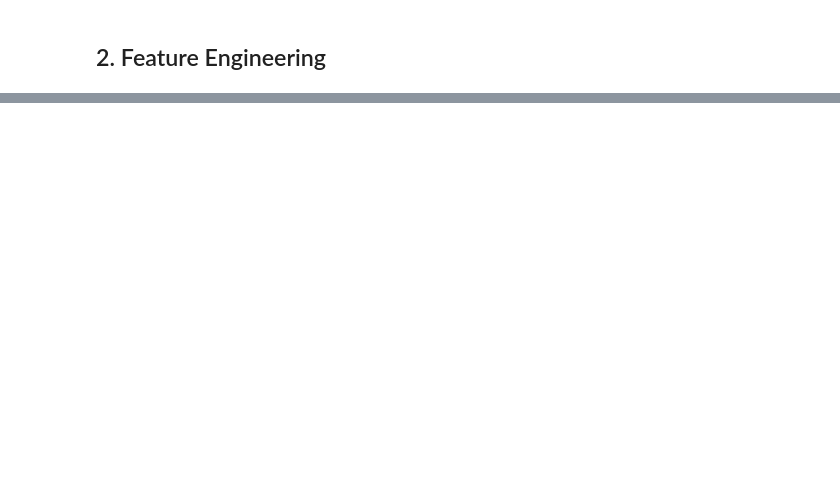
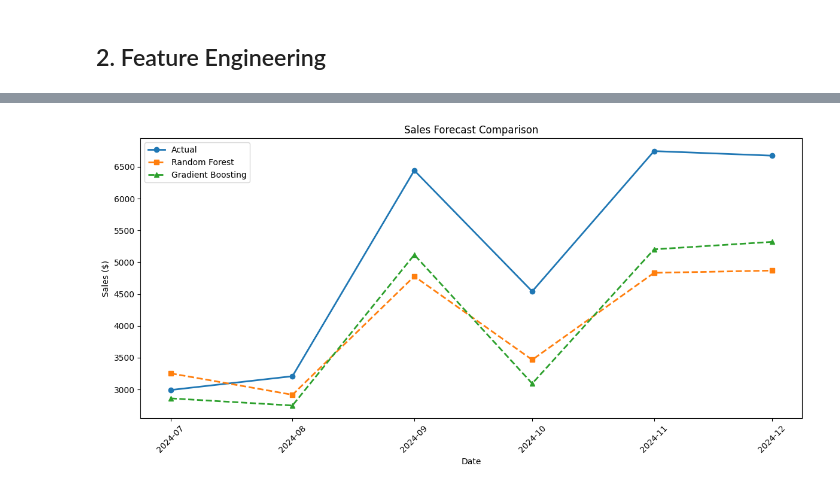
Before and after one commit to benitorhuang-svg/PBI_MCP_DEMO, a Jupyter notebook: ml/notebooks/02_forecasting.ipynb, the cells around one changed output, grey strips where cells are left out. Drawn from its saved outputs; the diff is of its cells as text; code cells hidden in the pictures; blank space fills up the shorter version.

Commit message:
feat: Execute all ML notebooks, generate forecast and customer segment outputs

```diff
--- a/ml/notebooks/02_forecasting.ipynb
+++ b/ml/notebooks/02_forecasting.ipynb
@@ -117,0 +137,15 @@ gb_metrics = evaluate_model(y_test.values, gb_pred, "Gradient Boosting")
+# %%
+# Gradient Boosting
+gb_model = GradientBoostingRegressor(
+    n_estimators=100,
+    max_depth=5,
+    learning_rate=0.1,
+    random_state=42
+)
+gb_model.fit(X_train, y_train)
+gb_pred = gb_model.predict(X_test)
+
+print("Gradient Boosting Results:")
+print(f"  MAE: ${mean_absolute_error(y_test, gb_pred):,.2f}")
+print(f"  RMSE: ${np.sqrt(mean_squared_error(y_test, gb_pred)):,.2f}")
+print(f"  R²: {r2_score(y_test, gb_pred):.3f}")
@@ -117,0 +159,14 @@ gb_metrics = evaluate_model(y_test.values, gb_pred, "Gradient Boosting")
+# %%
+# Compare predictions
+results_df = pd.DataFrame({
+    'Date': monthly_sales_clean['Date'].iloc[-test_size:].values,
+    'Actual': y_test.values,
+    'RF_Prediction': rf_pred,
+    'GB_Prediction': gb_pred
+})
+
+results_df['RF_Error'] = results_df['Actual'] - results_df['RF_Prediction']
+results_df['GB_Error'] = results_df['Actual'] - results_df['GB_Prediction']
+
+print("Prediction Comparison:")
+print(results_df.to_string(index=False))
@@ -117,0 +182,17 @@ gb_metrics = evaluate_model(y_test.values, gb_pred, "Gradient Boosting")
+# %%
+# Plot comparison
+fig, ax = plt.subplots(figsize=(12, 6))
+
+ax.plot(results_df['Date'], results_df['Actual'], 'o-', label='Actual', linewidth=2)
+ax.plot(results_df['Date'], results_df['RF_Prediction'], 's--', label='Random Forest', linewidth=2)
+ax.plot(results_df['Date'], results_df['GB_Prediction'], '^--', label='Gradient Boosting', linewidth=2)
+
+ax.set_title('Sales Forecast Comparison')
+ax.set_xlabel('Date')
+ax.set_ylabel('Sales ($)')
+ax.legend()
+plt.xticks(rotation=45)
+plt.tight_layout()
+plt.show()
+# %% [output]
+[figure, added]
```
Also changed, not shown: parts of 29 cells of this notebook, 2 other files.
